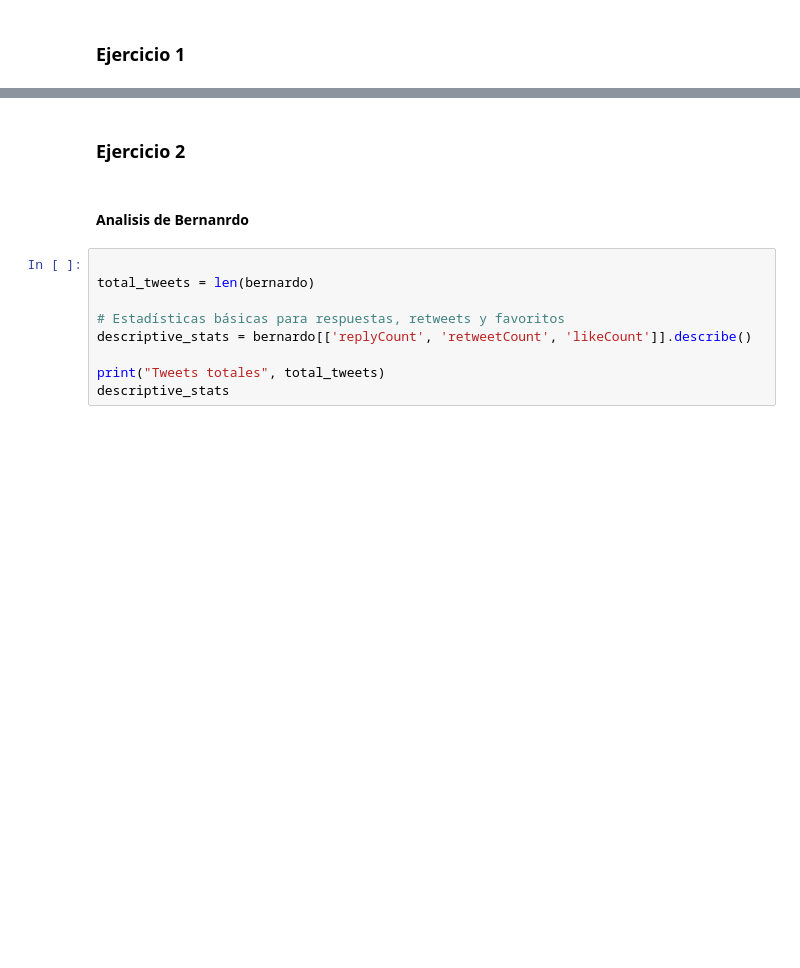
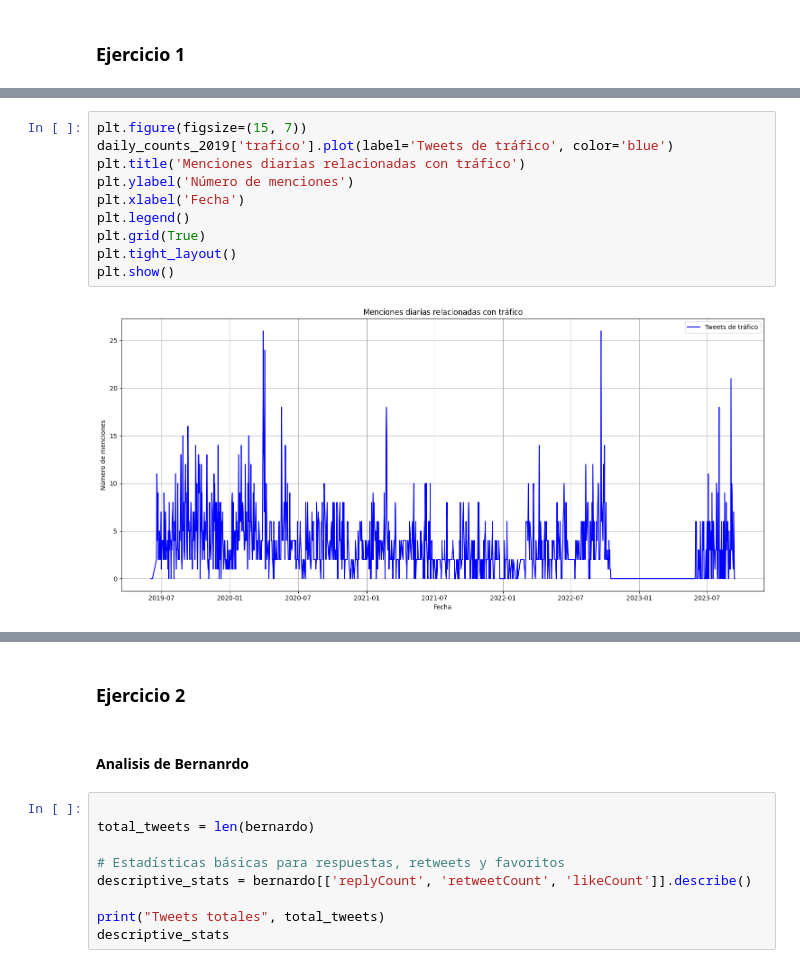
Before and after one commit to Manuel-Archila/Lab6_DS, a Jupyter notebook: Lab6.ipynb, the cells around one changed output, grey strips where cells are left out. Cells and saved outputs as stored; diff of their text form; blank space fills up the shorter version.

```diff
--- a/Lab6.ipynb
+++ b/Lab6.ipynb
@@ -117,0 +194,12 @@ sandra['rawContent'] = sandra['rawContent'].apply(lambda x: remove_stopwords(x))
+# %%
+plt.figure(figsize=(15, 7))
+daily_counts_2019['trafico'].plot(label='Tweets de tráfico', color='blue')
+plt.title('Menciones diarias relacionadas con tráfico')
+plt.ylabel('Número de menciones')
+plt.xlabel('Fecha')
+plt.legend()
+plt.grid(True)
+plt.tight_layout()
+plt.show()
+# %% [output]
+[figure, added]
```
Also changed, not shown: parts of 14 cells of this notebook.
